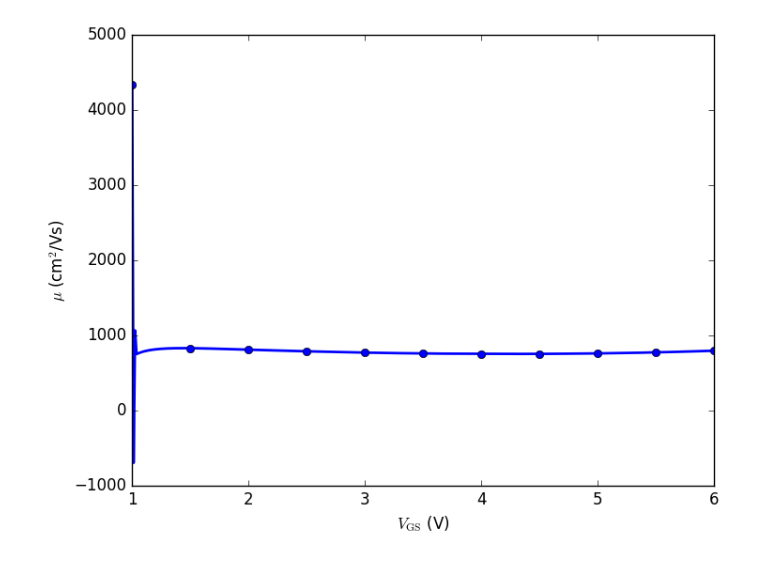
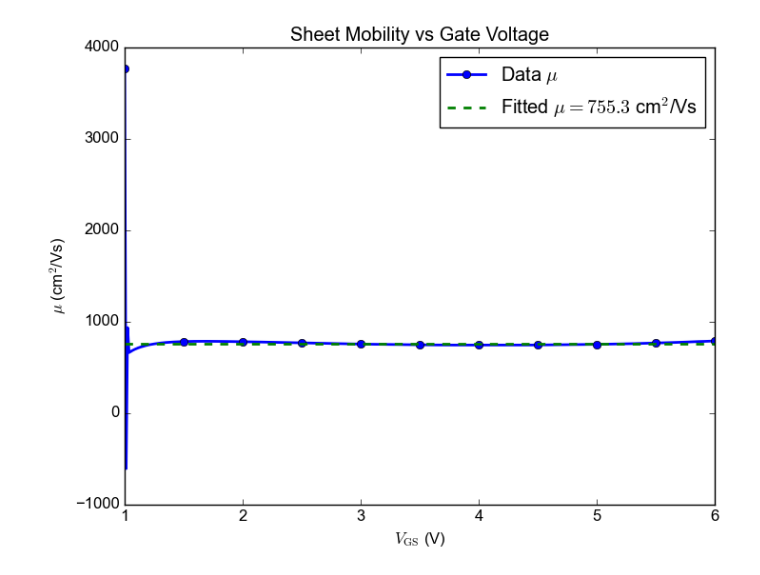
Before and after one commit to phamtrungkien8904/BachelorThesis, a Jupyter notebook: ALD1106/mobility.ipynb, the cells around one changed output. Drawn from its saved outputs; the diff is of its cells as text; code cells hidden in the pictures.

```diff
--- a/ALD1106/mobility.ipynb
+++ b/ALD1106/mobility.ipynb
@@ -24,0 +30,35 @@ plt.show()
+# %%
+Ci = 1e-2 # F/m^2
+
+def func(x, a, b):
+    return a * x + b
+
+popt, pcov = curve_fit(func, V_GS, sigma)
+sigma_fit = func(V_GS, *popt)
+a, b = popt
+
+# Coefficient of determination
+ss_res = np.sum((sigma - sigma_fit) ** 2)
+ss_tot = np.sum((sigma - np.mean(sigma)) ** 2)
+r2 = 1 - (ss_res / ss_tot)
+
+# 1-sigma parameter uncertainties from covariance matrix
+perr = np.sqrt(np.diag(pcov))
+a_err, b_err = perr
+V_T_fit = -b/a
+mu_fit = a/Ci*1e4
+
+print(f"a = {a:.6g} ± {a_err:.3g}")
+print(f"b = {b:.6g} ± {b_err:.3g}")
+print(f"R^2 = {r2:.6f}")
+
+print(f"V_T = ({-b/a:.6g} ± {np.sqrt((b_err/b)**2 + (a_err/a)**2):.3g}) V")
+print(f"mu = ({a/Ci*1e4:.6g} ± {a_err/Ci*1e4:.3g}) cm^2/Vs")
+
+plt.plot(V_GS, sigma, lw=2, label=r'Data $\sigma_\text{2D}$', color='red', marker='o', linestyle='-', markevery=40)
+plt.plot(V_GS, sigma_fit, lw=2, label='Linear Fit', color='blue', linestyle='--')
+plt.xlabel(r"$V_\text{GS}$ (V)")
+plt.ylabel(r"$\sigma_\text{2D}$ (S/sq)")
+plt.legend(frameon=True, loc='upper left', numpoints=1)
+plt.title("Sheet conductance vs Gate Voltage")
+plt.show()
@@ -25,10 +72,12 @@ plt.show()
 # %%
-Ci = 1e-2 # F/m^2
-V_T = 0.6617
-mu = sigma / Ci / (V_GS - V_T) * 1e4 # cm^2/Vs
-plt.plot(V_GS, mu, lw=2, label='mu', color='blue', marker='o', linestyle='-', markevery=40)
+
+mu = sigma / Ci / (V_GS - V_T_fit) * 1e4 # cm^2/Vs
+plt.plot(V_GS, mu, lw=2, label=r"Data $\mu$", color='blue', marker='o', linestyle='-', markevery=40)
+plt.plot(V_GS, mu_fit * np.ones_like(V_GS), lw=2, label=rf"Fitted $\mu = {mu_fit:.6g}$ cm$^2$/Vs", color='green', linestyle='--')
 plt.xlabel(r"$V_\text{GS}$ (V)")
 plt.ylabel(r"$\mu$ (cm$^2$/Vs)")
+plt.legend(frameon=True, loc='upper right', numpoints=1)
+plt.title("Sheet Mobility vs Gate Voltage")
 plt.show()
 # %% [output]
-[figure, old version]
+[figure, new version]
```
Also changed, not shown: parts of 3 cells of this notebook, 4 other files.
